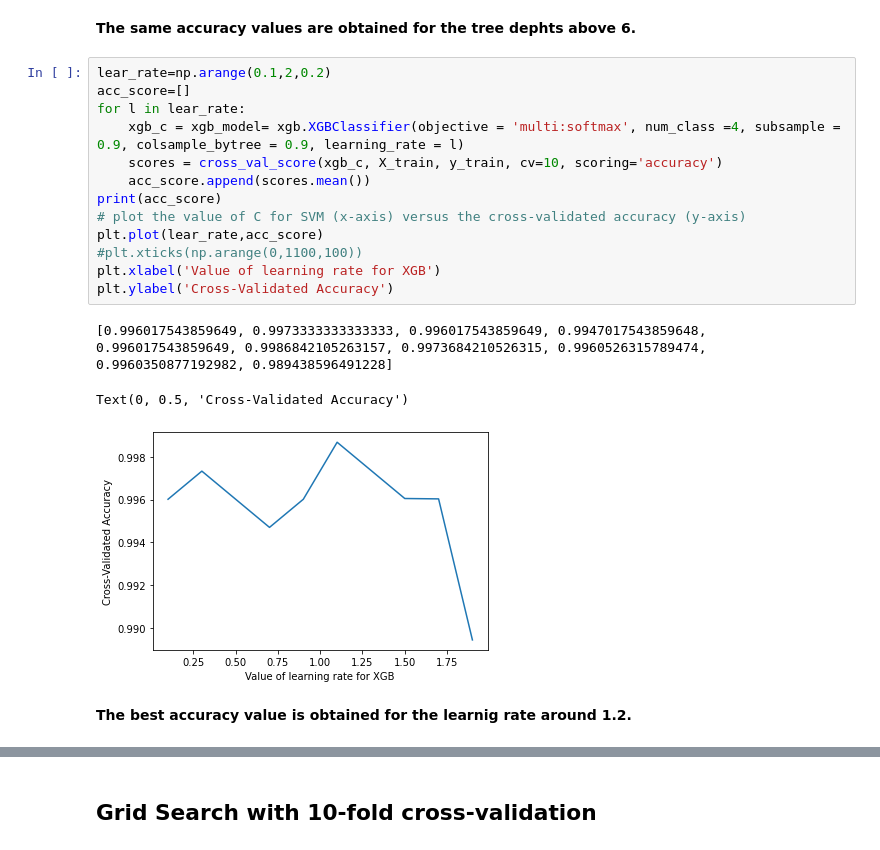
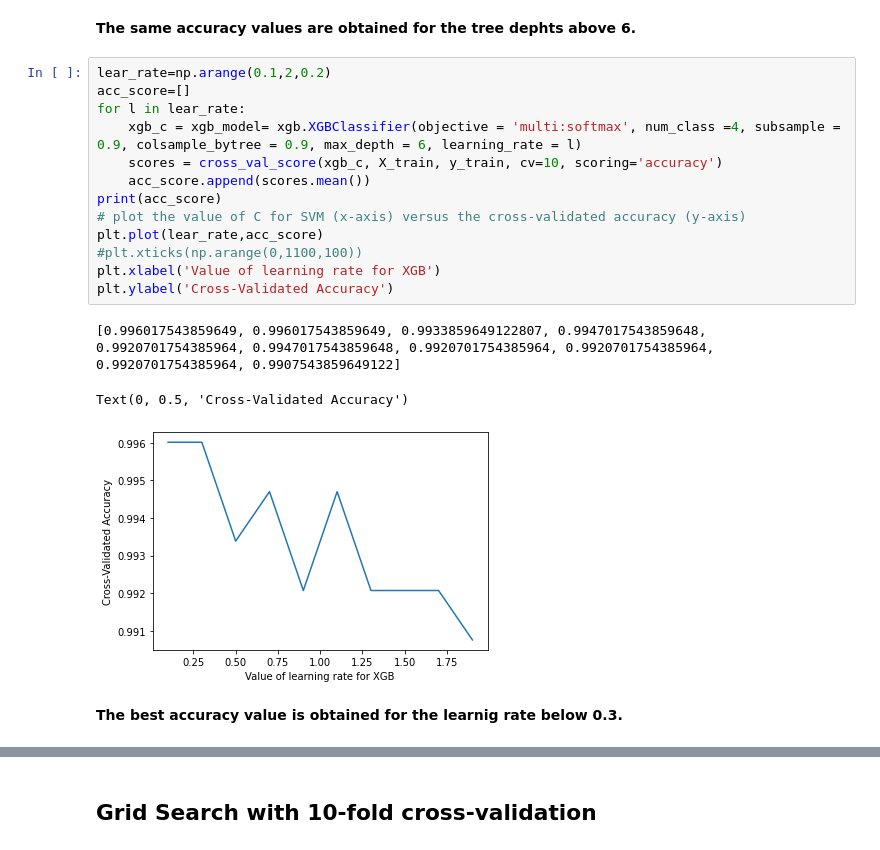
Before and after one commit to monikachudyba/MachineLearningProjects, a Jupyter notebook: Driving Behavior Dataset.ipynb, the cells around one changed output, grey strips where cells are left out. Cells and saved outputs as stored; diff of their text form.

```diff
--- a/Driving Behavior Dataset.ipynb
+++ b/Driving Behavior Dataset.ipynb
@@ -748,19 +748,19 @@ Text(0, 0.5, 'Cross-Validated Accuracy')
 # %%
 lear_rate=np.arange(0.1,2,0.2)
 acc_score=[]
 for l in lear_rate:
-    xgb_c = xgb_model= xgb.XGBClassifier(objective = 'multi:softmax', num_class =4, subsample = 0.9, colsample_bytree = 0.9, learning_rate = l)
+    xgb_c = xgb_model= xgb.XGBClassifier(objective = 'multi:softmax', num_class =4, subsample = 0.9, colsample_bytree = 0.9, max_depth = 6, learning_rate = l)
     scores = cross_val_score(xgb_c, X_train, y_train, cv=10, scoring='accuracy')
     acc_score.append(scores.mean())
 print(acc_score)
 # plot the value of C for SVM (x-axis) versus the cross-validated accuracy (y-axis)
 plt.plot(lear_rate,acc_score)
 #plt.xticks(np.arange(0,1100,100))
 plt.xlabel('Value of learning rate for XGB')
 plt.ylabel('Cross-Validated Accuracy')
 # %% [output]
-[0.996017543859649, 0.9973333333333333, 0.996017543859649, 0.9947017543859648, 0.996017543859649, 0.9986842105263157, 0.9973684210526315, 0.9960526315789474, 0.9960350877192982, 0.989438596491228]
+[0.996017543859649, 0.996017543859649, 0.9933859649122807, 0.9947017543859648, 0.9920701754385964, 0.9947017543859648, 0.9920701754385964, 0.9920701754385964, 0.9920701754385964, 0.9907543859649122]
 Text(0, 0.5, 'Cross-Validated Accuracy')
-[figure, old version]
+[figure, new version]
 # %% [markdown]
-**The best accuracy value is obtained for the learnig rate around 1.2.**
+**The best accuracy value is obtained for the learnig rate below 0.3.**
```
Also changed, not shown: parts of 10 cells of this notebook.
